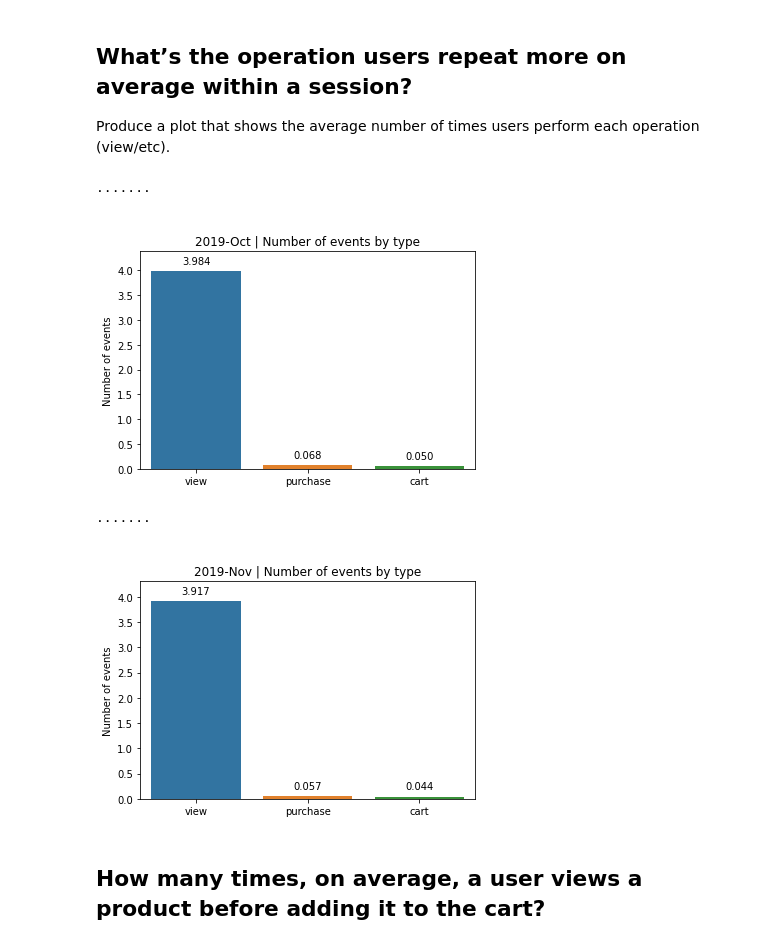
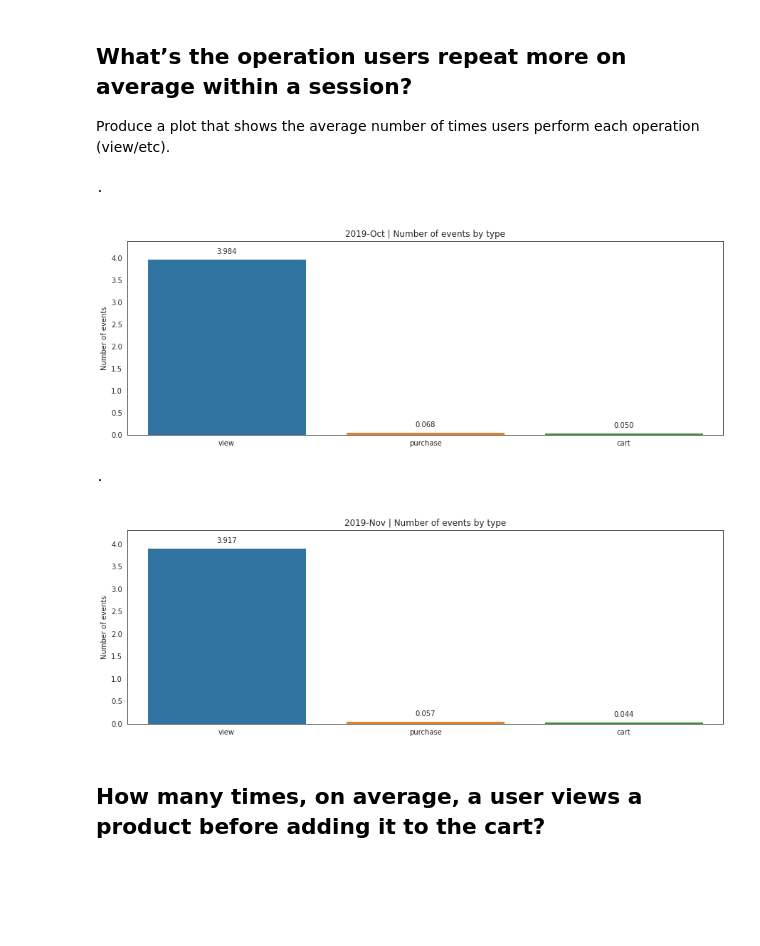
Before and after one commit to LA200/ADM_HW2, a Jupyter notebook: HW2 ADM.ipynb, the cells around one changed output. Drawn from its saved outputs; the diff is of its cells as text; code cells hidden in the pictures; blank space fills up the shorter version.

```diff
--- a/HW2 ADM.ipynb
+++ b/HW2 ADM.ipynb
@@ -328,6 +329,8 @@ def most_repeated_operation(
     session_operations_avg = sessions_handler.groupby(
         ['event_type']
     ).n_events.mean().to_frame().reset_index().sort_values(by=['n_events'], ascending=False)
+    sns.set_style("white")
+    fig, ax = plt.subplots(figsize=(15, 5))
     plot = sns.barplot(data=session_operations_avg, x="event_type", y="n_events")
     for p in plot.patches:
         plot.annotate(
@@ -338,7 +341,6 @@ def most_repeated_operation(
             xytext = (0, 10),
             textcoords = 'offset points'
         )
-
     plt.title(f"\n{df_label + ' | ' if df_label else ''}Number of events by type")
     plt.xlabel('')
     plt.ylabel('Number of events')
@@ -346,12 +348,12 @@ def most_repeated_operation(
     plt.show()
 # %%
 for df_label in df_labels:
-    most_repeated_operation(df_label=df_label)
+    most_repeated_operation(df_label=df_label, nrows=100_000, size_mb=100)  # perform for the whole DS
 # %% [output]
-.......
+.
-[figure, old version]
+[figure, new version]
-.......
+.
-[figure, old version]
+[figure, new version]
 # %% [markdown]
 ## How many times, on average, a user views a product before adding it to the cart?
 # %%
```
Also changed, not shown: parts of 43 cells of this notebook, 2 other files.
